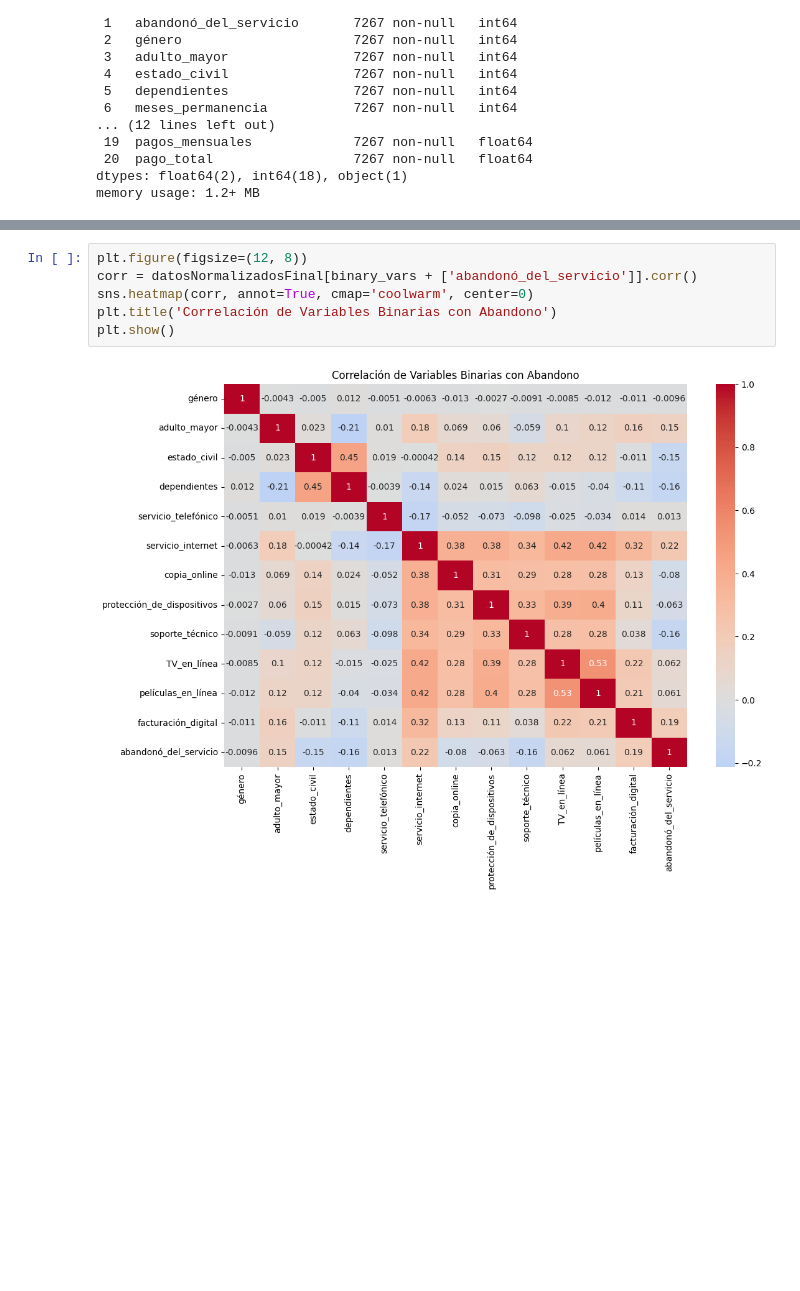
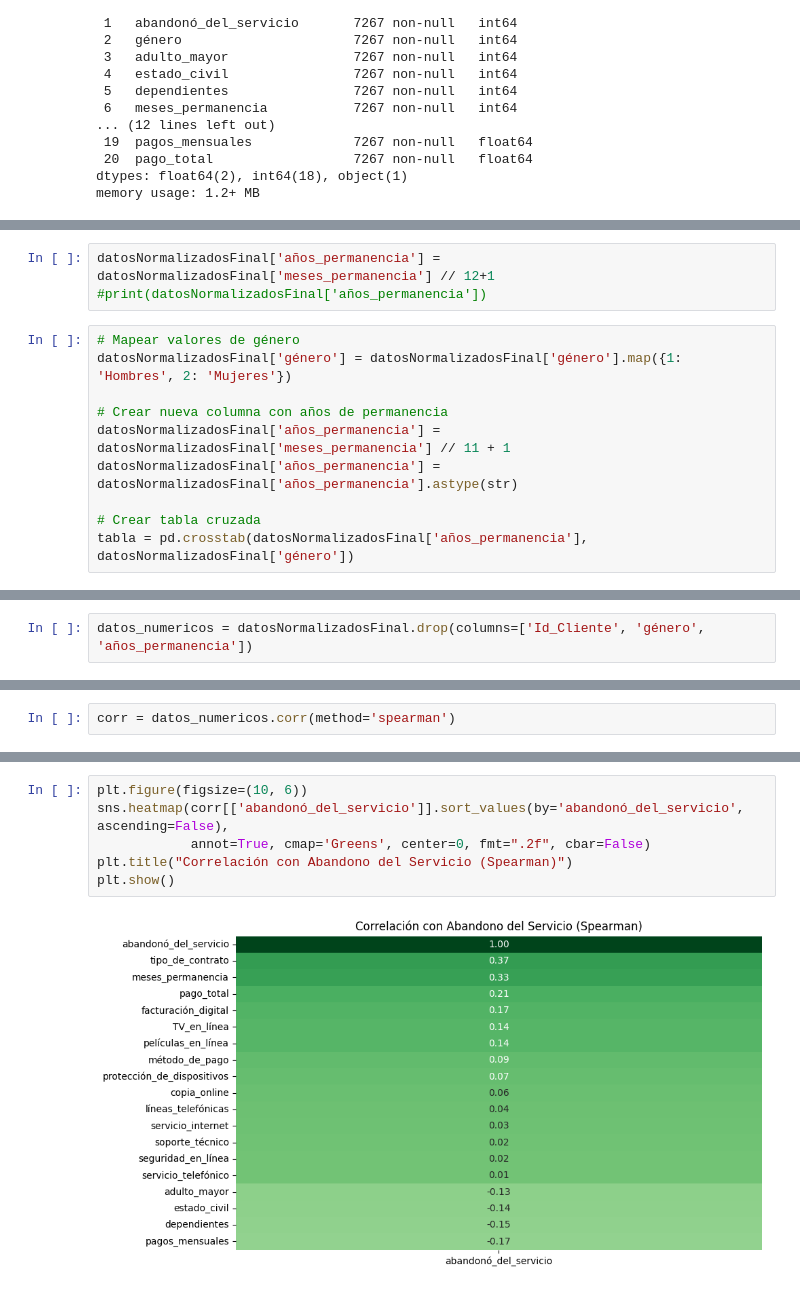
Before and after one commit to JuanMorales765/Challenge-Telecom-X, a Jupyter notebook: Challenge Telecom X análisis de evasión de clientes/TelecomXLATAM.ipynb, the cells around one changed output, grey strips where cells are left out. Cells and saved outputs as stored; diff of their text form; blank space fills up the shorter version.

```diff
--- a/Challenge Telecom X análisis de evasión de clientes/TelecomXLATAM.ipynb
+++ b/Challenge Telecom X análisis de evasión de clientes/TelecomXLATAM.ipynb
@@ -642,0 +1112,13 @@ The `ci` parameter is deprecated. Use `errorbar=None` for the same effect.
+# %%
+datosNormalizadosFinal['años_permanencia'] = datosNormalizadosFinal['meses_permanencia'] // 12+1
+#print(datosNormalizadosFinal['años_permanencia'])
+# %%
+# Mapear valores de género
+datosNormalizadosFinal['género'] = datosNormalizadosFinal['género'].map({1: 'Hombres', 2: 'Mujeres'})
+
+# Crear nueva columna con años de permanencia
+datosNormalizadosFinal['años_permanencia'] = datosNormalizadosFinal['meses_permanencia'] // 11 + 1
+datosNormalizadosFinal['años_permanencia'] = datosNormalizadosFinal['años_permanencia'].astype(str)
+
+# Crear tabla cruzada
+tabla = pd.crosstab(datosNormalizadosFinal['años_permanencia'], datosNormalizadosFinal['género'])
@@ -642,0 +1197,2 @@ The `ci` parameter is deprecated. Use `errorbar=None` for the same effect.
+# %%
+datos_numericos = datosNormalizadosFinal.drop(columns=['Id_Cliente', 'género', 'años_permanencia'])
@@ -642,0 +1219,2 @@ The `ci` parameter is deprecated. Use `errorbar=None` for the same effect.
+# %%
+corr = datos_numericos.corr(method='spearman')
@@ -643,8 +1238,8 @@ The `ci` parameter is deprecated. Use `errorbar=None` for the same effect.
 # %%
-plt.figure(figsize=(12, 8))
-corr = datosNormalizadosFinal[binary_vars + ['abandonó_del_servicio']].corr()
-sns.heatmap(corr, annot=True, cmap='coolwarm', center=0)
-plt.title('Correlación de Variables Binarias con Abandono')
+plt.figure(figsize=(10, 6))
+sns.heatmap(corr[['abandonó_del_servicio']].sort_values(by='abandonó_del_servicio', ascending=False),
+            annot=True, cmap='Greens', center=0, fmt=".2f", cbar=False)
+plt.title("Correlación con Abandono del Servicio (Spearman)")
 plt.show()
 # %% [output]
-[figure, old version]
+[figure, new version]
```
Also changed, not shown: parts of 94 cells of this notebook.
